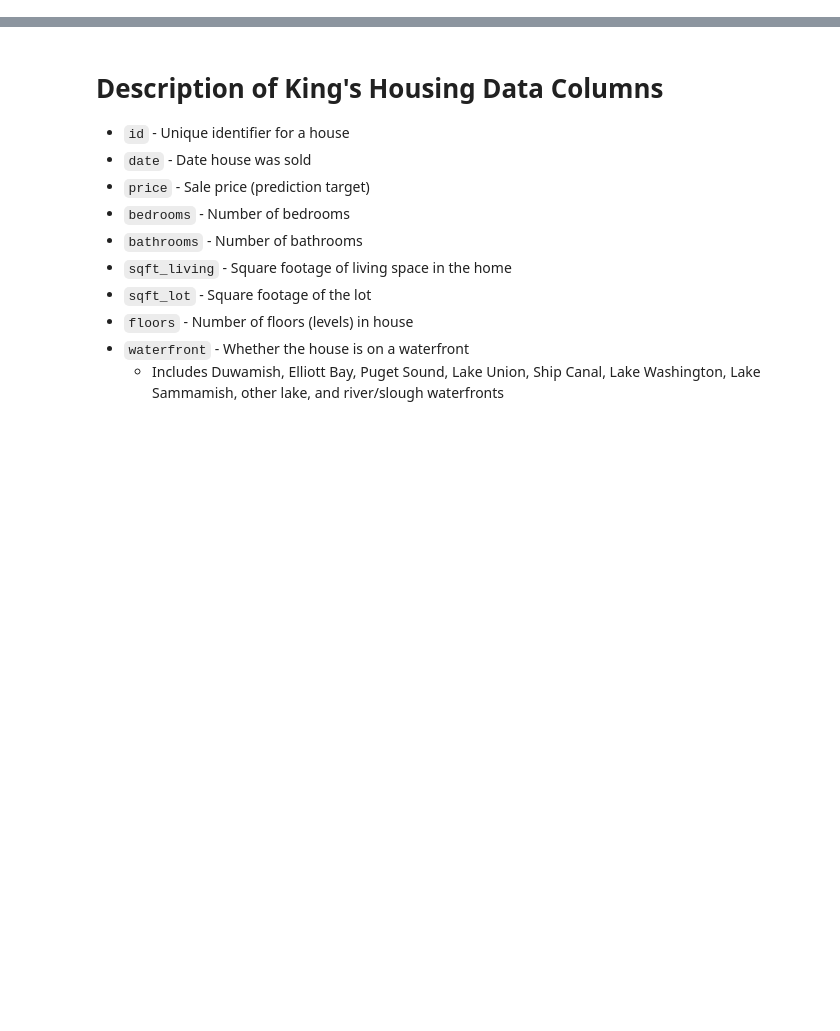
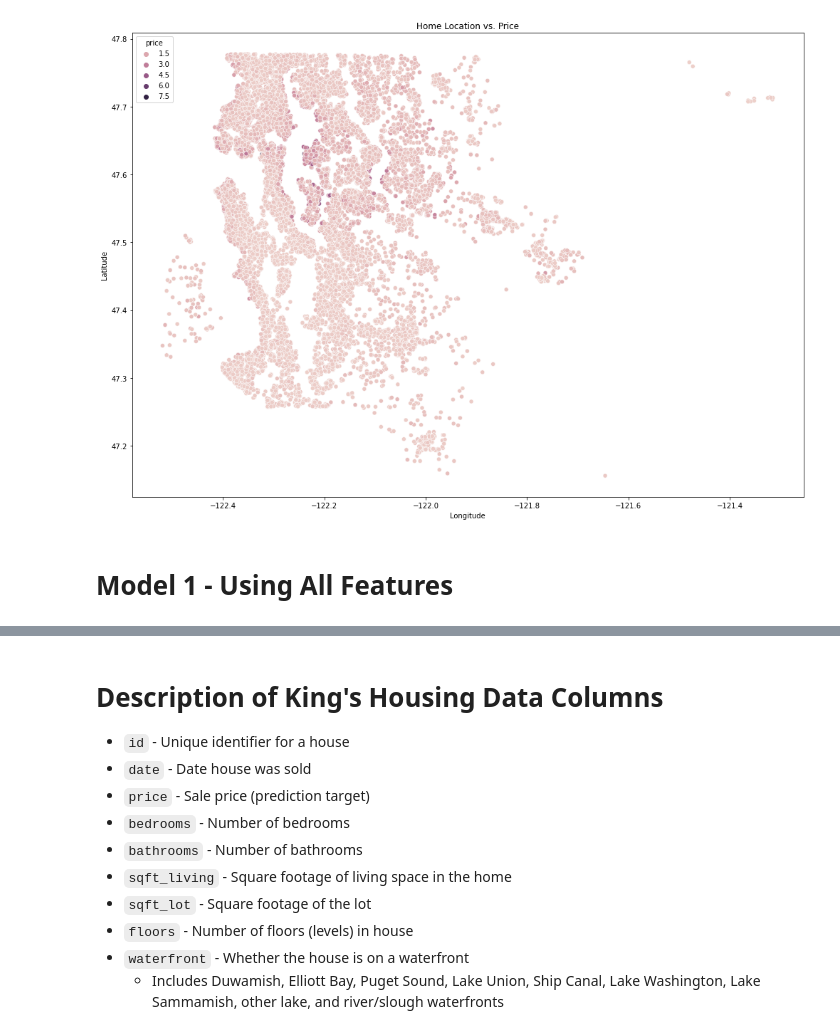
Before and after one commit to DataDoggo215/dsc-phase2-project, a Jupyter notebook: Hoang.ipynb, the cells around one changed output, grey strips where cells are left out. Cells and saved outputs as stored; diff of their text form; code cells hidden in the pictures; blank space fills up the shorter version.

```diff
--- a/Hoang.ipynb
+++ b/Hoang.ipynb
@@ -0,0 +130,3 @@
+# %%
+# Change waterfront to numeric
+df['waterfront'] = df['waterfront'].apply(lambda x: 1 if x=='YES' else 0)
@@ -0,0 +137,3 @@
+# %%
+# Change view to numeric
+df['view'] = df['view'].apply(lambda x: 0 if x=='NONE' else (1 if x=='FAIR' else (2 if x=='AVERAGE' else (3 if x=='GOOD' else 4))))
@@ -0,0 +144,11 @@
+# %%
+# Change condition to numeric
+df['condition'] = df['condition'].apply(lambda x: 1 if x=='Poor' else (2 if x=='Fair' else (3 if x=='Average' else (4 if x=='Good' else 5))))
+# %%
+#Convert date column to 2 separate columns for month and year
+date = df['date'].str.split('/', expand=True)
+df['month_sold'] = date[0].astype('int64')
+df['year_sold'] = date[2].astype('int64')
+
+#Drop original date column
+df.drop(columns=['date'], axis=1, inplace=True)
@@ -0,0 +165,11 @@
+# %%
+plt.figure(figsize=(14, 10))
+plt.title('Home Location vs. Price')
+sns.scatterplot(df['long'], df['lat'], hue=df['price'])#, palette='RdBu', alpha=0.3)
+plt.xlabel('Longitude')
+plt.ylabel('Latitude')
+plt.tight_layout()
+# %% [output]
+[figure, added]
+# %% [markdown]
+# Model 1 - Using All Features
```
Also changed, not shown: parts of 150 cells of this notebook.
